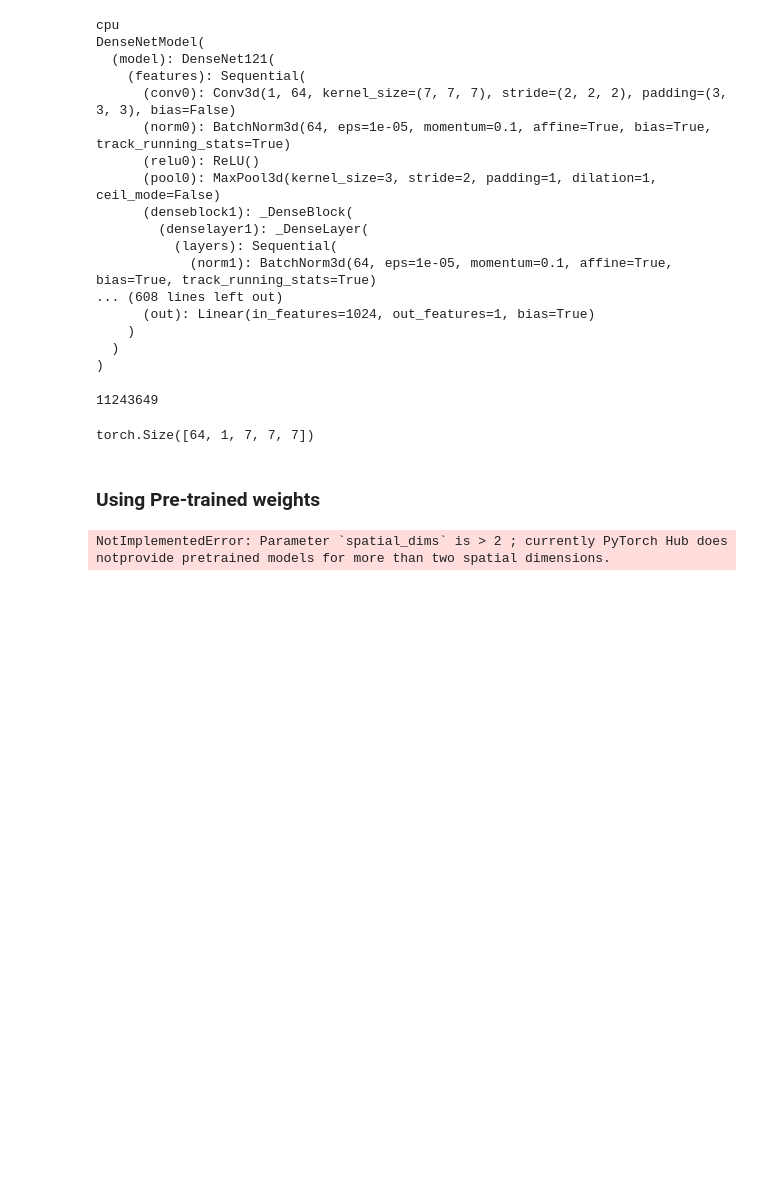
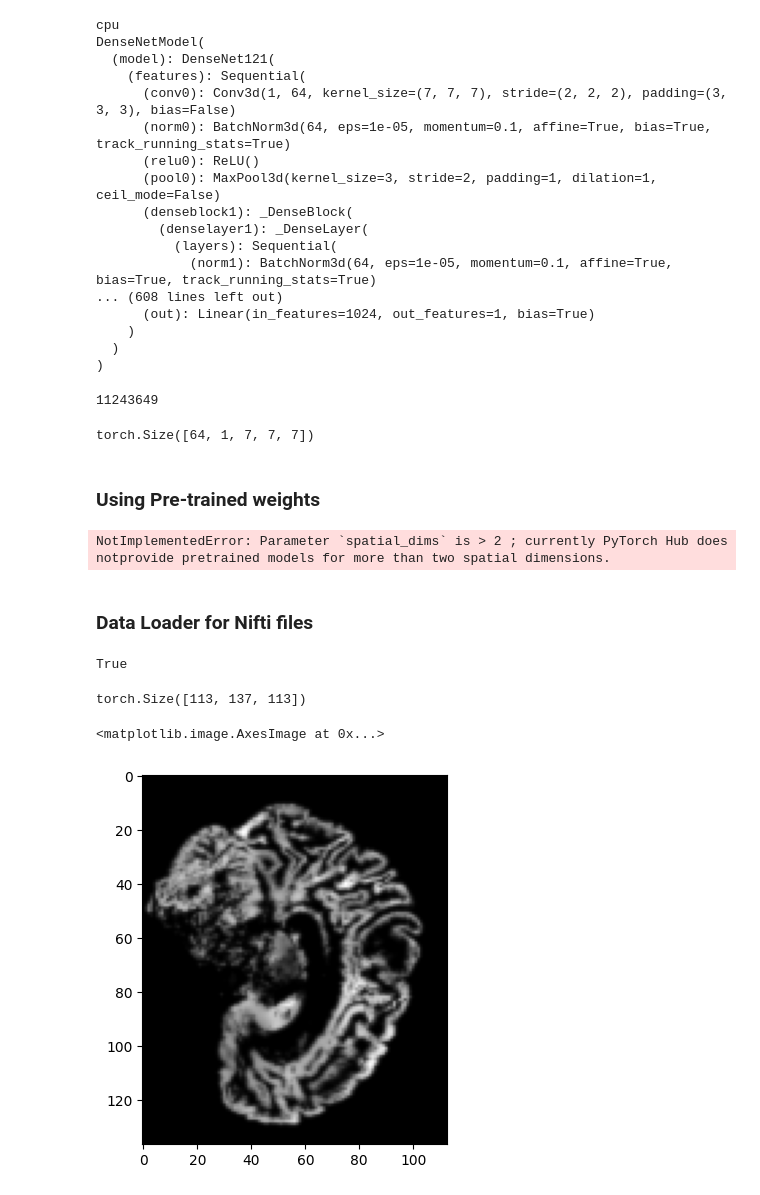
Before and after one commit to RAFAELLOPE/mic26, a Jupyter notebook: main.ipynb, the cells around one changed output. Cells and saved outputs as stored; diff of their text form; code cells hidden in the pictures; blank space fills up the shorter version.

```diff
--- a/main.ipynb
+++ b/main.ipynb
@@ -56,3 +56,5 @@ pre_trained_model = DenseNet121(
 )
 # %% [output]
 NotImplementedError: Parameter `spatial_dims` is > 2 ; currently PyTorch Hub does notprovide pretrained models for more than two spatial dimensions.
+# %% [markdown]
+### Data Loader for Nifti files
@@ -58,0 +72,16 @@ NotImplementedError: Parameter `spatial_dims` is > 2 ; currently PyTorch Hub doe
+# %%
+img_path = 'C:\\Users\\34616\\Documents\\MATLAB Drive\\neuro_db_T1_seg\\PD\\Sub-1524\\mwp11.3.46.670589.11.5320.5.0.4912.2017020109370757473.nii'
+os.path.exists(img_path)
+# %% [output]
+True
+# %%
+
+loader = LoadImaged(keys=["image"])
+img_t = loader({"image": img_path})
+print(img_t["image"].shape)
+
+plt.imshow(img_t["image"][50, :, :], cmap='gray')
+# %% [output]
+torch.Size([113, 137, 113])
+<matplotlib.image.AxesImage at 0x...>
+[figure, added]
```
Also changed, not shown: parts of 2 cells of this notebook, 3 other files.
